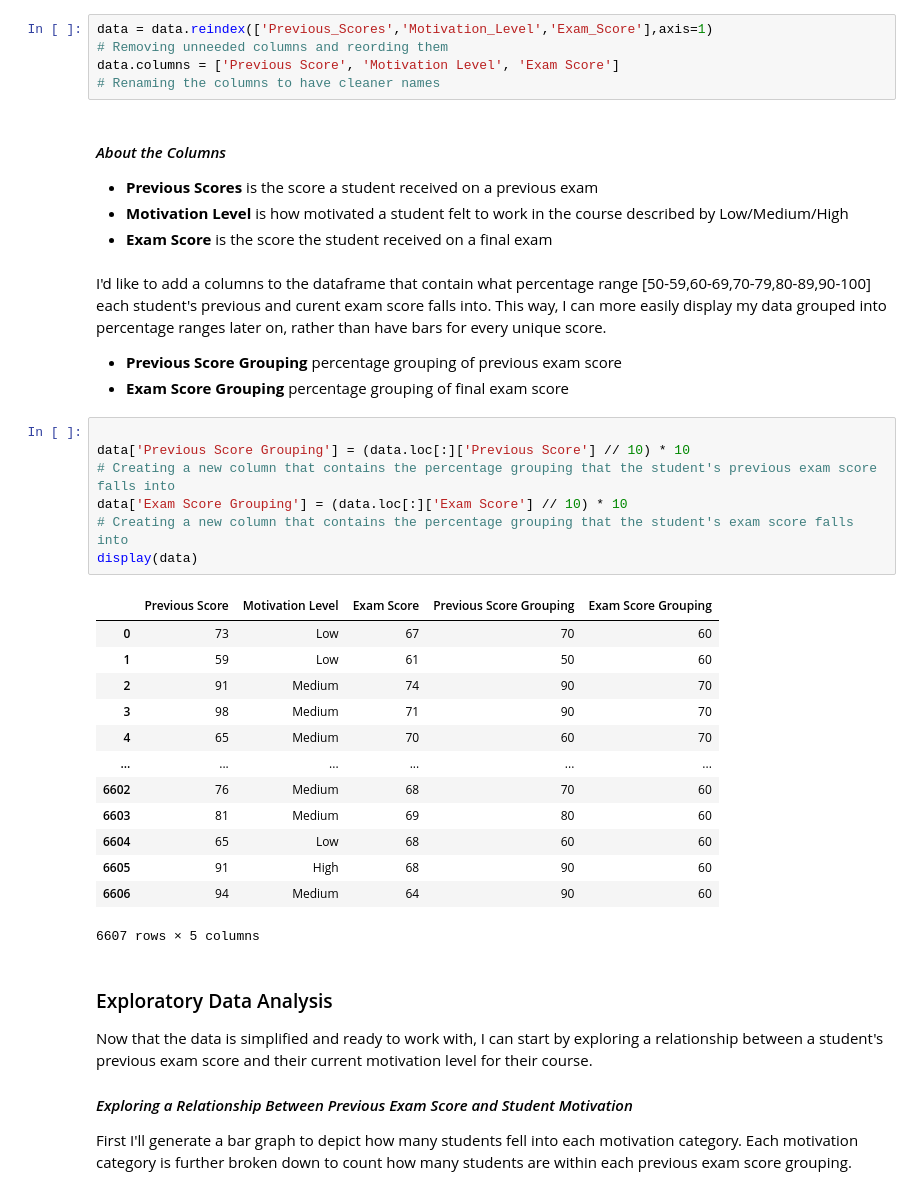
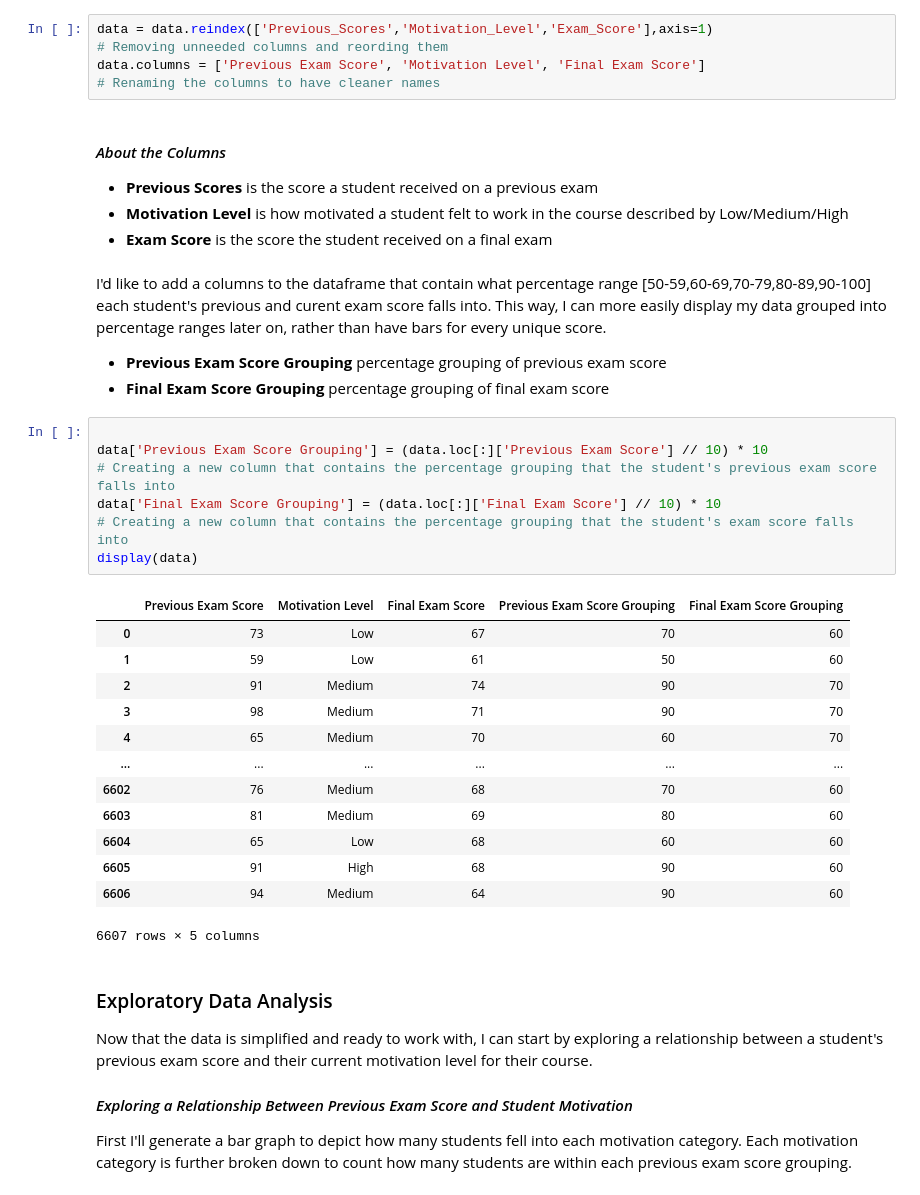
Before and after one commit to HTTime39/Scientific-Data-Analysis-Project, a Jupyter notebook: about-elements-impacting-student-success.ipynb, the cells around one changed output. Cells and saved outputs as stored; diff of their text form.

```diff
--- a/about-elements-impacting-student-success.ipynb
+++ b/about-elements-impacting-student-success.ipynb
@@ -20,7 +21,7 @@ The data set didn't have any missing values so I didn't have to clean any missin
 # %%
 data = data.reindex(['Previous_Scores','Motivation_Level','Exam_Score'],axis=1)
 # Removing unneeded columns and reording them
-data.columns = ['Previous Score', 'Motivation Level', 'Exam Score']
+data.columns = ['Previous Exam Score', 'Motivation Level', 'Final Exam Score']
 # Renaming the columns to have cleaner names
 # %% [markdown]
 #### *About the Columns*
@@ -30,17 +31,17 @@ data.columns = ['Previous Score', 'Motivation Level', 'Exam Score']
 # %% [markdown]
 I'd like to add a columns to the dataframe that contain what percentage range [50-59,60-69,70-79,80-89,90-100] each student's previous and curent exam score falls into. This way, I can more easily display my data grouped into percentage ranges later on, rather than have bars for every unique score.
 <br>
-- **Previous Score Grouping** percentage grouping of previous exam score
-- **Exam Score Grouping** percentage grouping of final exam score
+- **Previous Exam Score Grouping** percentage grouping of previous exam score
+- **Final Exam Score Grouping** percentage grouping of final exam score
 # %%
 
-data['Previous Score Grouping'] = (data.loc[:]['Previous Score'] // 10) * 10
+data['Previous Exam Score Grouping'] = (data.loc[:]['Previous Exam Score'] // 10) * 10
 # Creating a new column that contains the percentage grouping that the student's previous exam score falls into
-data['Exam Score Grouping'] = (data.loc[:]['Exam Score'] // 10) * 10
+data['Final Exam Score Grouping'] = (data.loc[:]['Final Exam Score'] // 10) * 10
 # Creating a new column that contains the percentage grouping that the student's exam score falls into
 display(data)
 # %% [output]
-|  | Previous Score | Motivation Level | Exam Score | Previous Score Grouping | Exam Score Grouping |
+|  | Previous Exam Score | Motivation Level | Final Exam Score | Previous Exam Score Grouping | Final Exam Score Grouping |
 | 0 | 73 | Low | 67 | 70 | 60 |
 | 1 | 59 | Low | 61 | 50 | 60 |
 | 2 | 91 | Medium | 74 | 90 | 70 |
```
Also changed, not shown: parts of 10 cells of this notebook.
